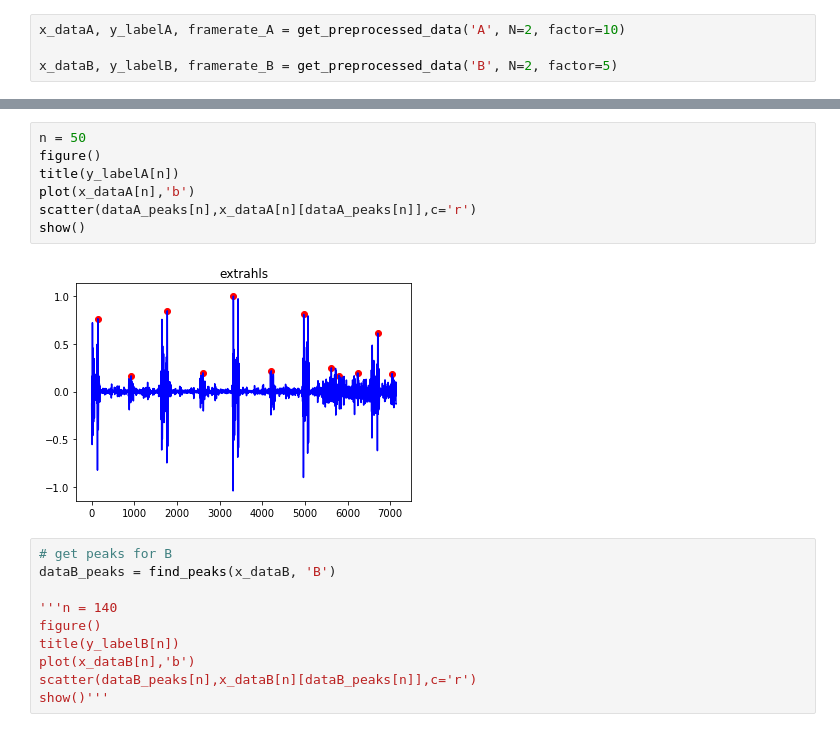
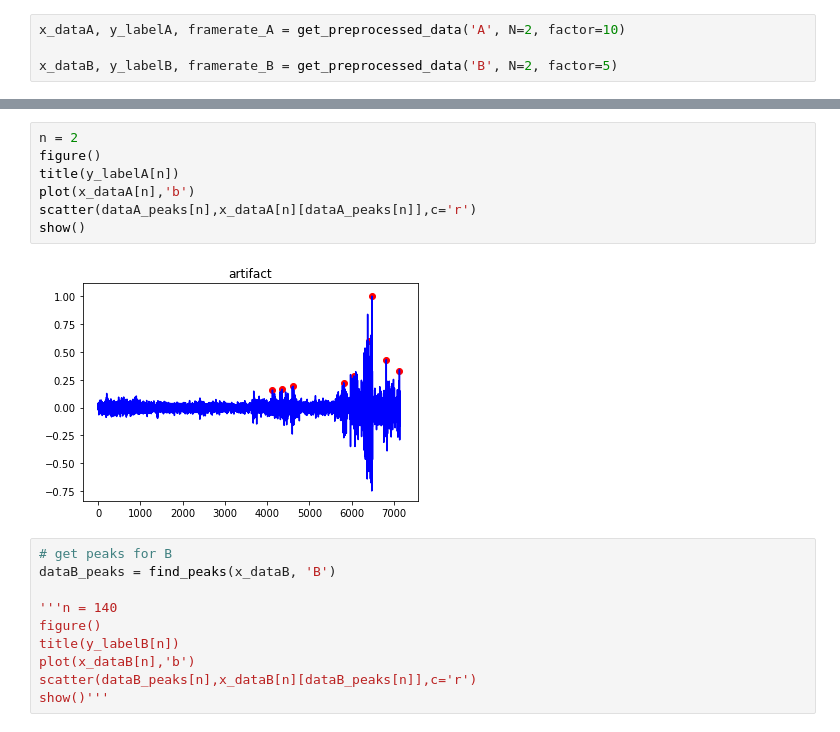
Before and after one commit to lindawangg/Classifying-Heartbeats, a Jupyter notebook: finding_features.ipynb, the cells around one changed output, grey strips where cells are left out. Drawn from its saved outputs; the diff is of its cells as text.

```diff
--- a/finding_features.ipynb
+++ b/finding_features.ipynb
@@ -24,12 +24,12 @@ show()'''
 # %%
-n = 50
+n = 2
 figure()
 title(y_labelA[n])
 plot(x_dataA[n],'b')
 scatter(dataA_peaks[n],x_dataA[n][dataA_peaks[n]],c='r')
 show()
 # %% [output]
-[figure, old version]
+[figure, new version]
 # %%
 # get peaks for B
 dataB_peaks = find_peaks(x_dataB, 'B')
```
Also changed, not shown: parts of 15 cells of this notebook, 1 other file.
